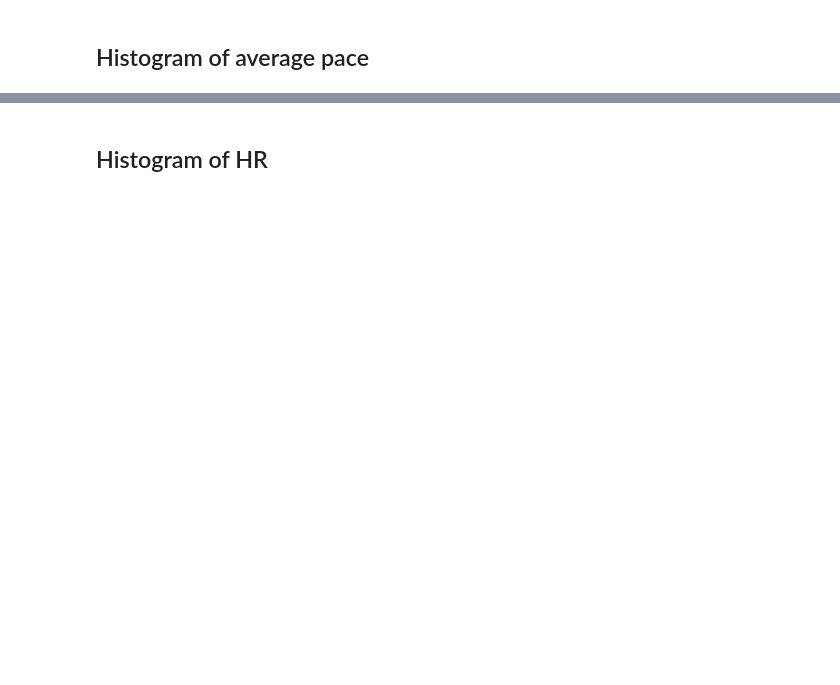
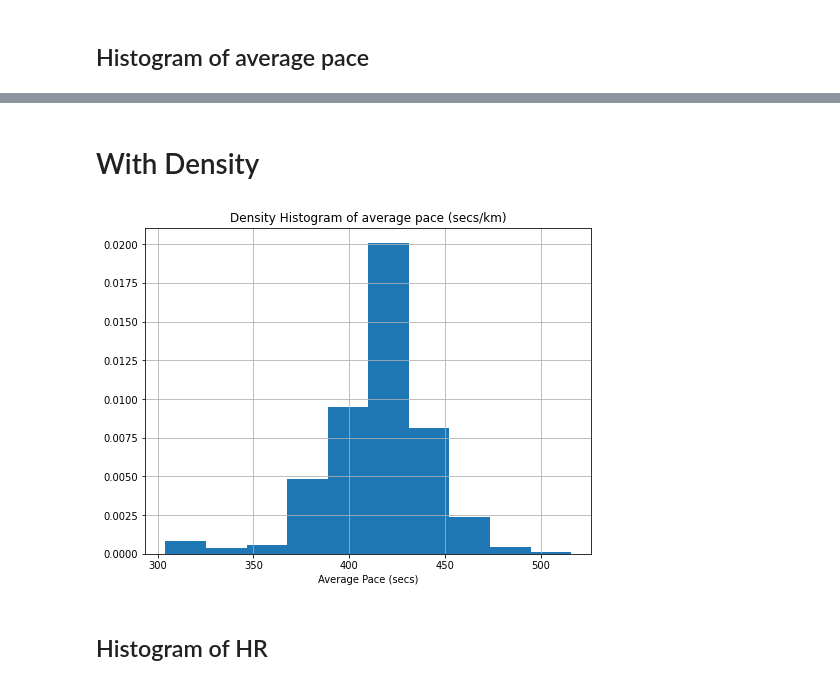
Before and after one commit to kauber/NewRunAnalyzer, a Jupyter notebook: Notebooks/RunAnalyze.ipynb, the cells around one changed output, grey strips where cells are left out. Cells and saved outputs as stored; diff of their text form; code cells hidden in the pictures; blank space fills up the shorter version.

```diff
--- a/Notebooks/RunAnalyze.ipynb
+++ b/Notebooks/RunAnalyze.ipynb
@@ -347,3 +349,14 @@ plt.show()
+# %% [markdown]
+# With Density
+# %%
+plt.figure(figsize=(8,6))
+plt.title('Density Histogram of average pace (secs/km)')
+plt.xlabel('Average Pace (secs)')
+plt.hist(rundata['Avg_pace_secs'], density=True)
+plt.grid()
+plt.show()
+# %% [output]
+[figure, added]
 # %% [markdown]
 ## Histogram of HR
 # %%
```
Also changed, not shown: parts of 27 cells of this notebook, 2 other files.
